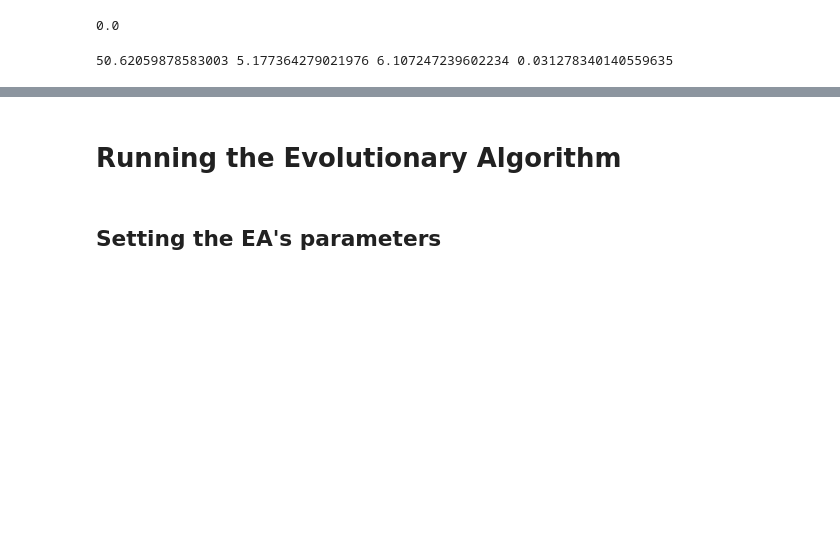
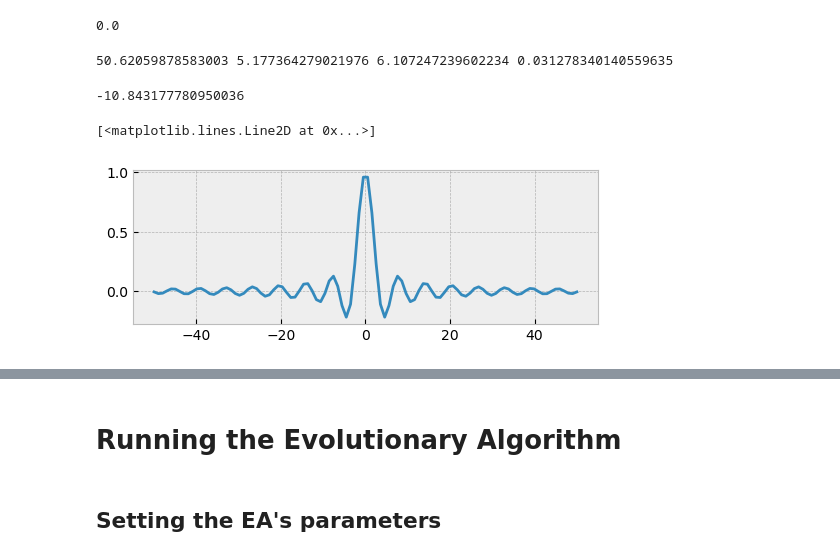
Before and after one commit to EloyRD/ThesisExp, a Jupyter notebook: EA_C_01_OneParameterSet.ipynb, the cells around one changed output, grey strips where cells are left out. Saved outputs shown, nothing was run; the diff lists cells and outputs as text; code cells hidden in the pictures; blank space fills up the shorter version.

```diff
--- a/EA_C_01_OneParameterSet.ipynb
+++ b/EA_C_01_OneParameterSet.ipynb
@@ -26,11 +27,13 @@ import matplotlib.pyplot as plt
 
 import pandas as pd
 import statistics as stats
-# %%
-plt.style.use("bmh")
-plt.rcParams.update({"figure.autolayout": True})
-%matplotlib inline
-%config InlineBackend.figure_format = 'retina'
-
-pd.set_option("display.latex.repr", True)
-pd.set_option("display.latex.longtable", True)
+# %%
+%matplotlib inline
+#%config InlineBackend.figure_format = "retina"
+
+plt.style.use("default")
+plt.style.use("bmh")
+# plt.rcParams.update({"figure.autolayout": True})
+plt.rcParams["figure.figsize"] = (12, 9)
+mpl.rcParams["figure.dpi"] = 100
+mpl.rcParams["savefig.dpi"] = 100
@@ -94,3 +101,23 @@ print(f_fun(-6.01717, 9.06022))
 print(f_fun(-1.0, -1.0), f_fun(-11.0, -9.0), f_fun(11.0, 3.0), f_fun(-6.0, 9.0))
 # %% [output]
 50.62059878583003 5.177364279021976 6.107247239602234 0.031278340140559635
+# %%
+x_min = -6.01717
+y_min = 9.06022
+f_min = (
+        g_fun(x_min + 11.0, y_min + 9.0)
+        + g_fun(x_min - 11.0, y_min - 3.0)
+        + g_fun(x_min + 6.0, y_min - 9.0)
+    )
+f_min
+# %% [output]
+-10.843177780950036
+# %%
+plot_x = np.linspace(-50,50,100)
+plot_y = np.sinc(plot_x/np.pi)
+
+fig,ax = plt.subplots(figsize=(6,2))
+plt.plot(plot_x,plot_y)
+# %% [output]
+[<matplotlib.lines.Line2D at 0x...>]
+[figure, added]
```
Also changed, not shown: parts of 33 cells of this notebook, 43 other files.
